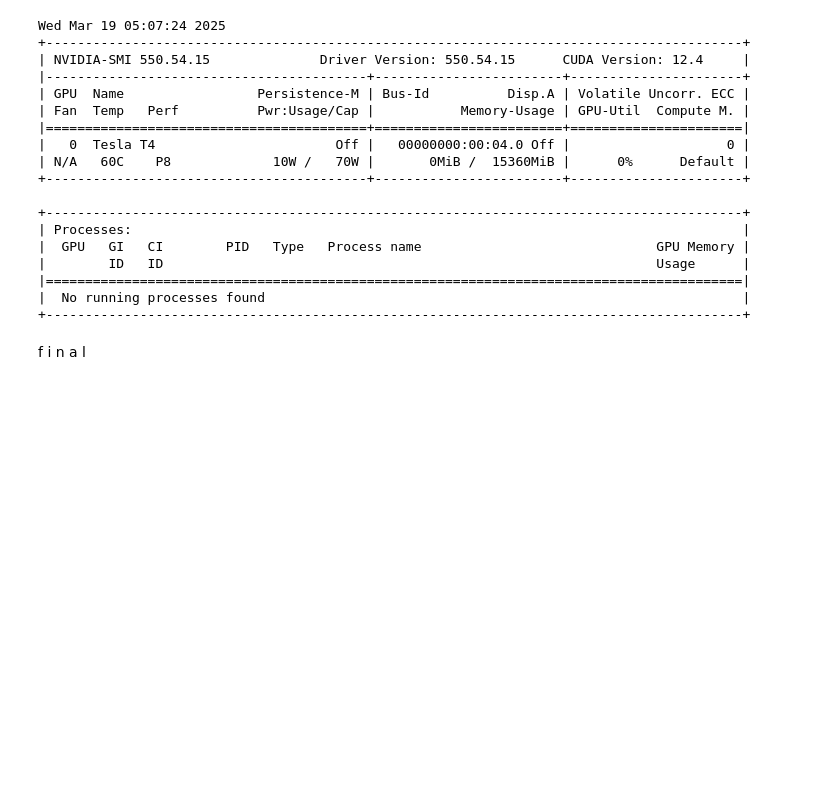
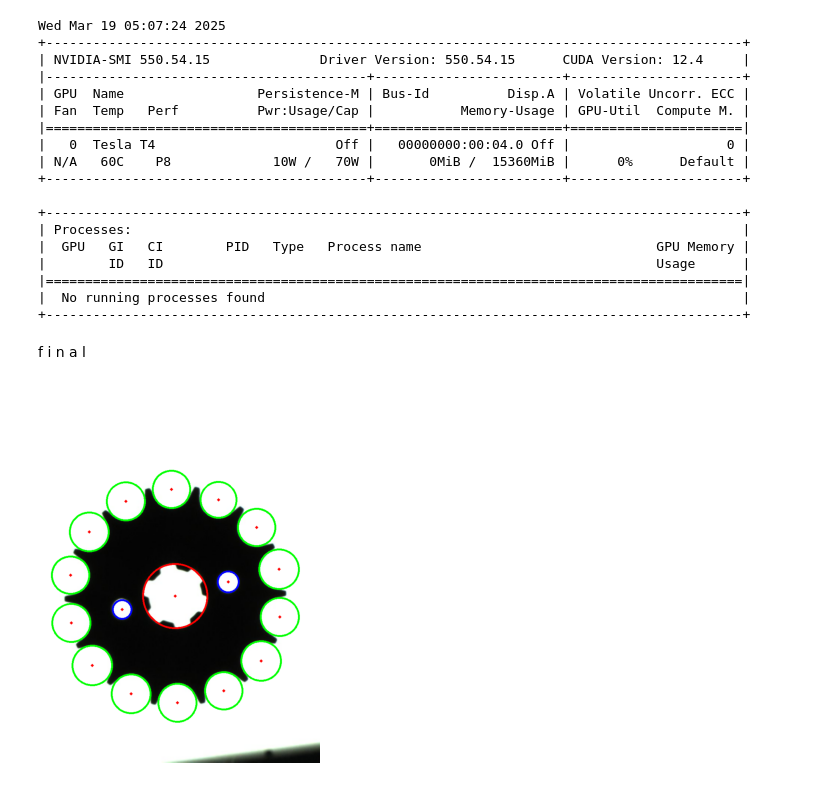
Before and after one commit to modraqueeb/IndusVision, a Jupyter notebook: Task10_MLintern.ipynb, the cells around one changed output. Drawn from its saved outputs; the diff is of its cells as text; code cells hidden in the pictures; blank space fills up the shorter version.

```diff
--- a/Task10_MLintern.ipynb
+++ b/Task10_MLintern.ipynb
@@ -34,66 +34,73 @@ l
 # %%
 import cv2
 import numpy as np
 import matplotlib.pyplot as plt
+from google.colab import files
 
 
-image = cv2.imread('/content/1000144007.jpg', cv2.IMREAD_COLOR)
+image = cv2.imread('/content/1000144007.jpg')
+
+gray_image = cv2.cvtColor(image, cv2.COLOR_BGR2GRAY)
+
+blurred_image = cv2.GaussianBlur(gray_image, (15, 15), 0)
 
 
-gray = cv2.cvtColor(image, cv2.COLOR_BGR2GRAY)
-
-
-gray = cv2.GaussianBlur(gray, (5, 5), 0)
-
-
-circles = cv2.HoughCircles(gray, cv2.HOUGH_GRADIENT, dp=1.2, minDist=50,
-                            param1=50, param2=30, minRadius=10, maxRadius=100)
-
-small_circles=[]
-medium_circles=[]
-large_circle=[]
-smean=0
-mmean=0
-lmean=0
+circles = cv2.HoughCircles(
+    blurred_image,
+    cv2.HOUGH_GRADIENT,
+    dp=1,
+    minDist=20,
+    param1=50,
+    param2=35,
+    minRadius=10,
+    maxRadius=100
+)
 count=0
+scircle=[]
+mcircle=[]
+lcircle=[]
 
 if circles is not None:
 
     circles = np.round(circles[0, :]).astype("int")
 
 
     for (x, y, r) in circles:
-      if (r<30):
-        small_circles.append(r)
-      elif (r>30)&(r<60):
-        medium_circles.append(r)
-        count+=1
-      elif(r>60):
-        large_circle.append(r)
+        if (r<30):
+
+          scircle.append(r)
+          cv2.circle(image, (x, y), r, (255, 0, 0), 4)
+          cv2.circle(image, (x, y), 2, (0, 0, 255), 3)
+
+        elif (r>25)&(r<80):
+          count+=1
+
+          mcircle.append(r)
+          cv2.circle(image, (x, y), r, (0, 255, 0), 4)
+          cv2.circle(image, (x, y), 2, (0, 0, 255), 3)
 
 
-smean=np.mean(small_circles)
-mmean=np.mean(medium_circles)
-lmean=np.mean(large_circle)
+        else:
+         lcircle.append(r)
+         cv2.circle(image, (x, y), r, (0, 0, 255), 4)
+         cv2.circle(image, (x, y), 2, (0, 0, 255), 3)
 
-for (x, y, r) in circles:
-
-  if ((r>(smean-2))&((r<smean+2))):
-    cv2.circle(image, (x, y), r, (0, 255, 0), 2)
-
-
-  elif ((r>(mmean-2))&((r<mmean+2))):
-    cv2.circle(image, (x, y), r, (0, 255, 0), 2)
-  elif ((r>(lmean-2))&((r<lmean+2))):
-        cv2.circle(image, (x, y), r, (0, 255, 0), 2)
-
-
-  print(f"Center of the circle: ({x}, {y}), Radius: {r}")
+smean=np.mean(scircle)
+mmean=np.mean(mcircle)
+lmean=np.mean(lcircle)
 
 
 
-plt.imshow(cv2.cvtColor(image, cv2.COLOR_BGR2RGB))
-plt.axis('off')
+
+
+
+image_rgb = cv2.cvtColor(image, cv2.COLOR_BGR2RGB)
+
+
+plt.imshow(image_rgb)
+plt.axis('off')  # Hide axis
 plt.show()
-print("number of edges", count)
+print(count)
+print(circles)
 # %% [output]
+[figure, new version]
```
Also changed, not shown: parts of 1 cell of this notebook.
